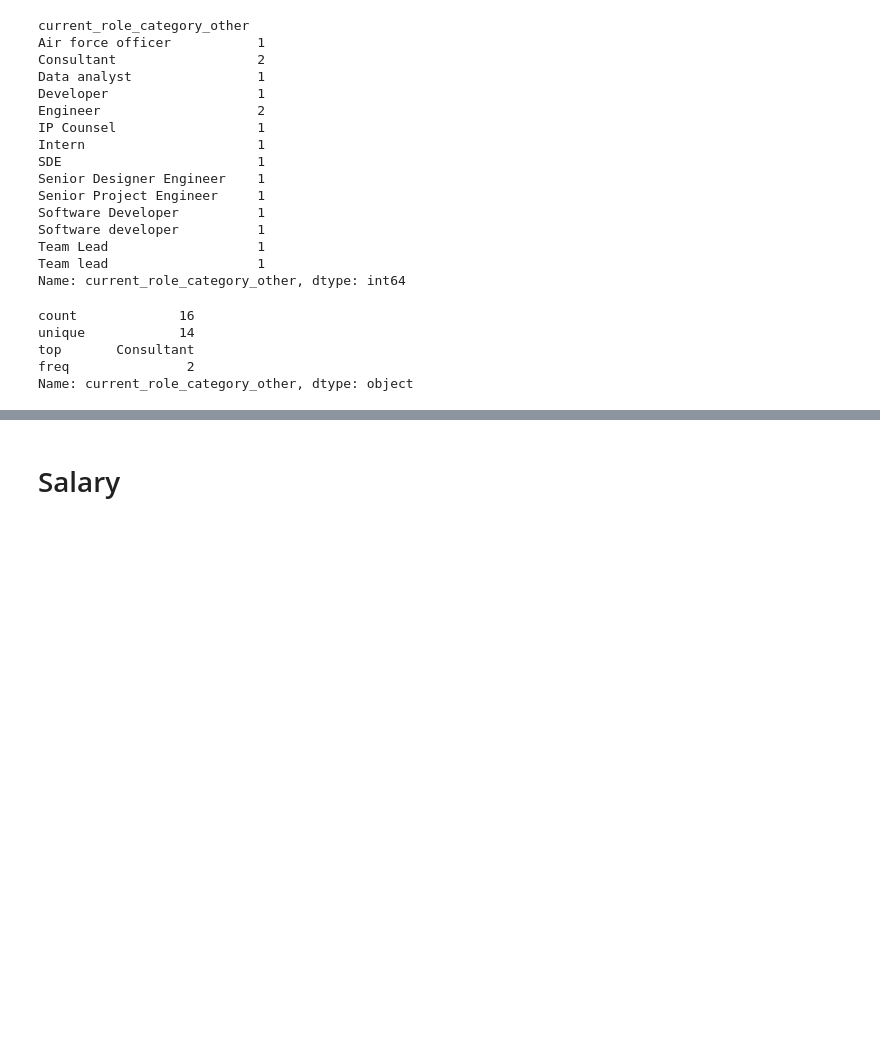
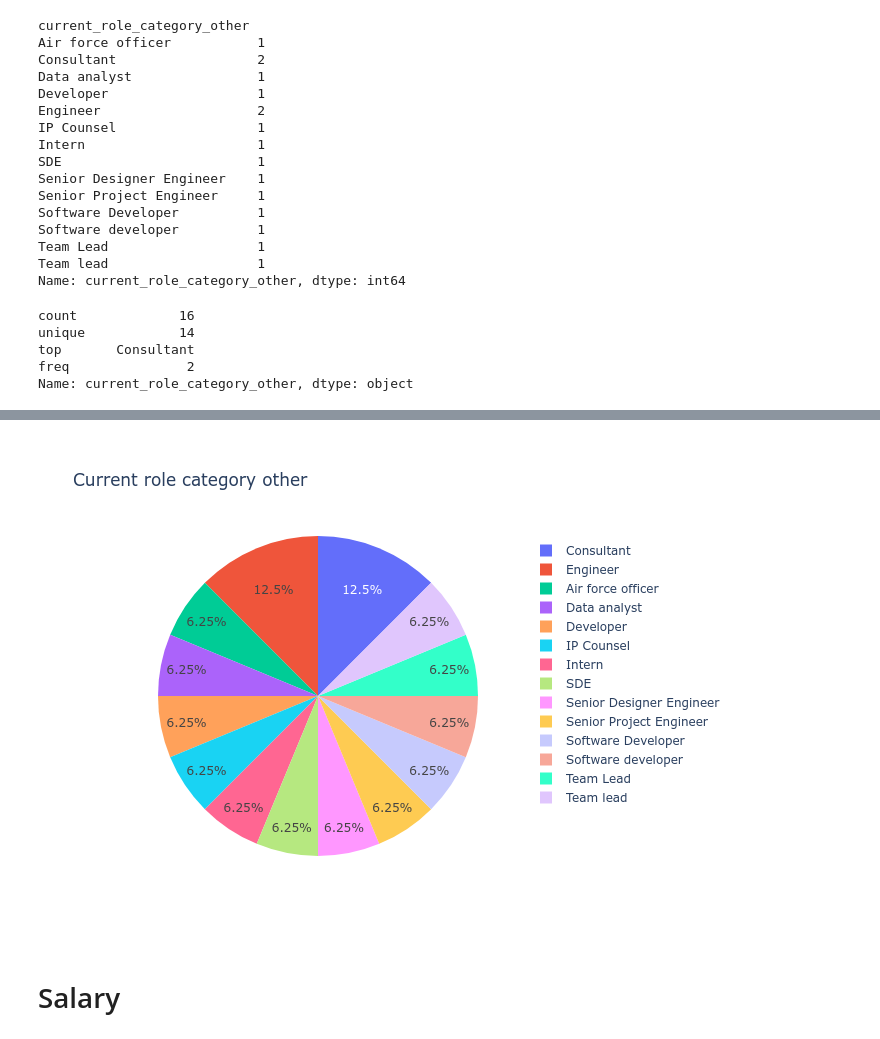
Before and after one commit to qtepgp15d/Quantitative-Techniques, a Jupyter notebook: notebook.ipynb, the cells around one changed output, grey strips where cells are left out. Cells and saved outputs as stored; diff of their text form; code cells hidden in the pictures; blank space fills up the shorter version.

```diff
--- a/notebook.ipynb
+++ b/notebook.ipynb
@@ -754,7 +748,7 @@ Name: current_role_category_other, dtype: object
 # %%
 current_role_category_other_df = study_records.groupby('current_role_category_other')['current_role_category_other'].count().to_frame('count').reset_index()
 current_role_category_other_df
-df = px.data.tips()
+
 fig = px.pie(current_role_category_other_df, values='count', names='current_role_category_other', title='Current role category other')
-fig.show()
+fig.show("png")
 # %% [output]
@@ -762,3 +755,4 @@ fig.show()
+[figure, added]
 # %% [markdown]
 # Salary
 # %%
```
Also changed, not shown: parts of 51 cells of this notebook.
